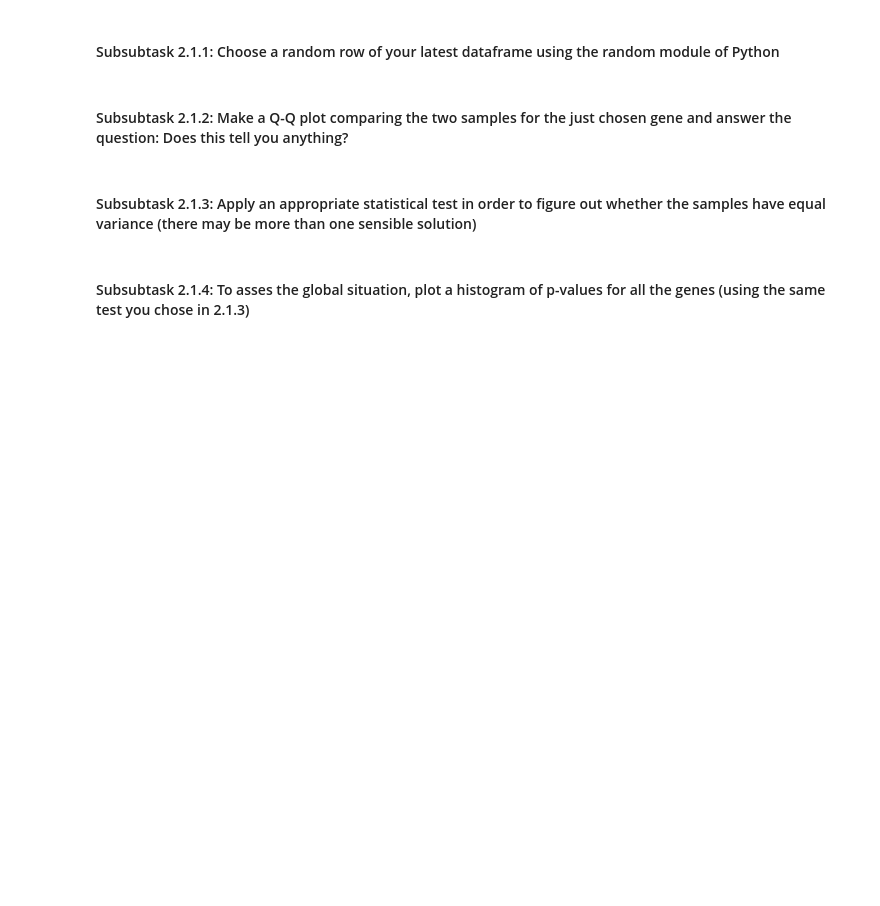
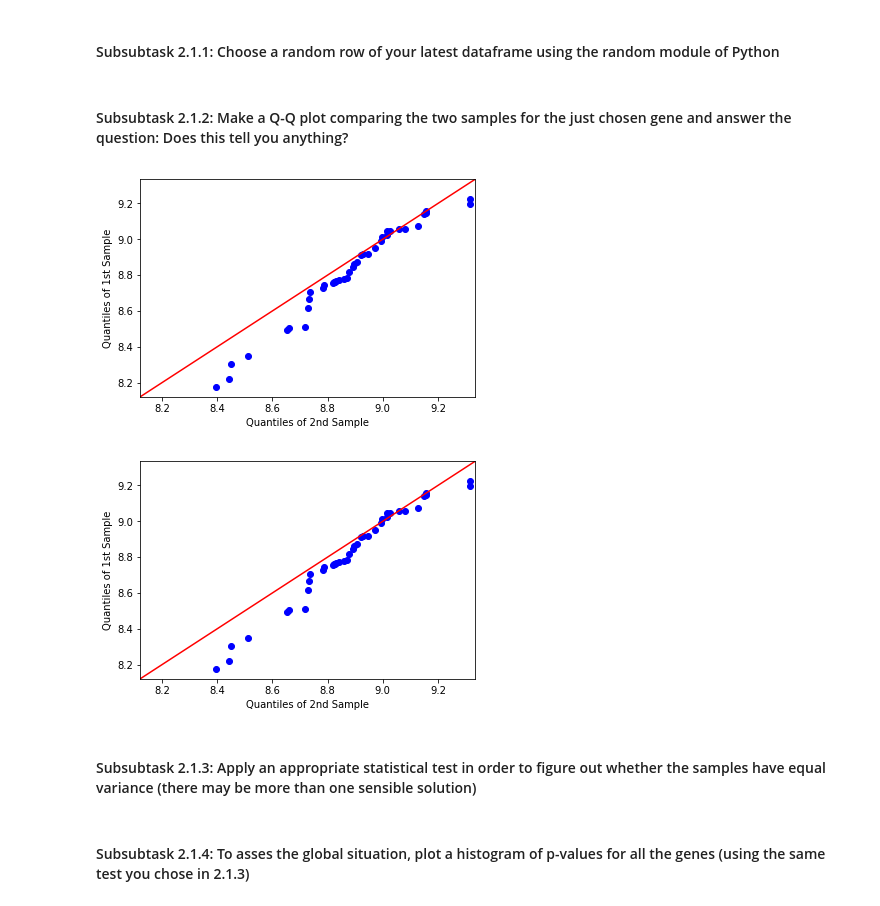
Before and after one commit to JoKuebler/Bioinformatics_ML, a Jupyter notebook: notebooks/Day56_DE_Analysis.ipynb, the cells around one changed output. Drawn from its saved outputs; the diff is of its cells as text; code cells hidden in the pictures; blank space fills up the shorter version.

```diff
--- a/notebooks/Day56_DE_Analysis.ipynb
+++ b/notebooks/Day56_DE_Analysis.ipynb
@@ -53,7 +113,24 @@ http://statsmodels.sourceforge.net/stable/graphics.html
 Josef-Francisco Del-Marre-Doyle, famous and visionary president of the International BXD Society (IBXDS), just gave a celebrated TED-talk in which he reviewed the fact that any statistic associated with the universe is almost surely normally distributed, and hence you canonically assume that the only thing left to check is whether the samples have equal variance, that is whether to apply Student's or Welch's t-test. Josef-Francisco's assessment usually is that "things are equal" and so you're quite confident that you'll be able to use Student's t-test. But since you're an excellent scientist (and, additionally, won't pass the course otherwise) you still do the following certainly unnecessary work:
 # %% [markdown]
 #### Subsubtask 2.1.1: Choose a random row of your latest dataframe using the random module of Python
+# %%
+random_samp  = random.randint(1,len(gene_df))
 # %% [markdown]
 #### Subsubtask 2.1.2: Make a Q-Q plot comparing the two samples for the just chosen gene and answer the question: Does this tell you anything?
+# %%
+# Chose one random gene
+chosen_gene = gene_df.iloc[random_samp]
+
+# Seperate CD and HFD data
+samples_cd = chosen_gene[chosen_gene.index.str.contains("CD")]
+samples_hfd = chosen_gene[chosen_gene.index.str.contains("HFD")]
+
+samples_cd = samples_cd[:-1]
+
+# QQplot
+qqplot_2samples(samples_cd, samples_hfd, line='45')
+# %% [output]
+[figure, added]
+[figure, added]
 # %% [markdown]
 #### Subsubtask 2.1.3: Apply an appropriate statistical test in order to figure out whether the samples have equal variance (there may be more than one sensible solution)
```
Also changed, not shown: parts of 16 cells of this notebook, 2 other files.
